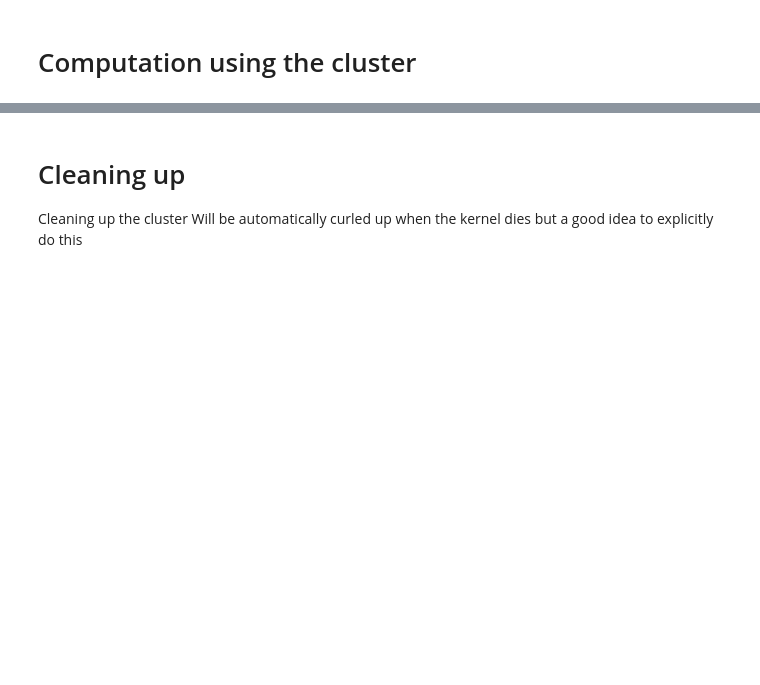
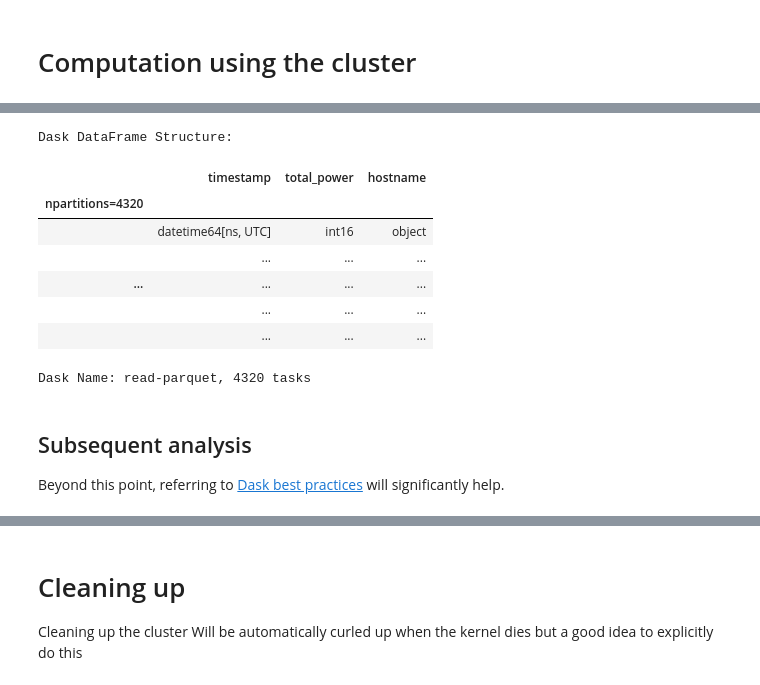
Before and after one commit to at-aaims/gears, a Jupyter notebook: examples/dask-slurm-andes.ipynb, the cells around one changed output, grey strips where cells are left out. Saved outputs shown, nothing was run; the diff lists cells and outputs as text; code cells hidden in the pictures; blank space fills up the shorter version.

Commit message:
Fix dask slurm andes example
Signed-off-by: Woong Shin <shinw@ornl.gov>

```diff
--- a/examples/dask-slurm-andes.ipynb
+++ b/examples/dask-slurm-andes.ipynb
@@ -120,0 +67,17 @@ With the dataframe persisted in the ondemand cluster, you can now enjoy the opti
+# %%
+%%time
+import dask.dataframe as dd
+
+# Scale up right before running compute
+# Currently, 4 jobs is all you can do in an Andes cluster
+cluster.scale(jobs=4)
+
+# Read a dataset - 202004*.parquet indicates 1 month of data - (560GB in space)
+DATASET = '/gpfs/alpine/gen150/proj-shared/data/lake/summit_power_temp_openbmc/data/202004*.parquet'
+df = dd.read_parquet(DATASET, engine='pyarrow',
+                     index=False, gather_statistics=True,
+                     split_row_groups=True,
+                     columns=['timestamp', 'total_power', 'hostname'])
+df.npartitions
+df
+# %% [output]
@@ -121,3 +86,16 @@ With the dataframe persisted in the ondemand cluster, you can now enjoy the opti
+Dask DataFrame Structure:
+|  | timestamp | total_power | hostname |
+| npartitions=4320 |  |  |  |
+|  | datetime64[ns, UTC] | int16 | object |
+|  | ... | ... | ... |
+| ... | ... | ... | ... |
+|  | ... | ... | ... |
+|  | ... | ... | ... |
+Dask Name: read-parquet, 4320 tasks
+# %% [markdown]
+## Subsequent analysis
+
+Beyond this point, referring to [Dask best practices](https://docs.dask.org/en/latest/best-practices.html) will significantly help.
 # %%
 %%time
 # Look at the amount of records you're dealing with
```
Also changed, not shown: parts of 10 cells of this notebook.
